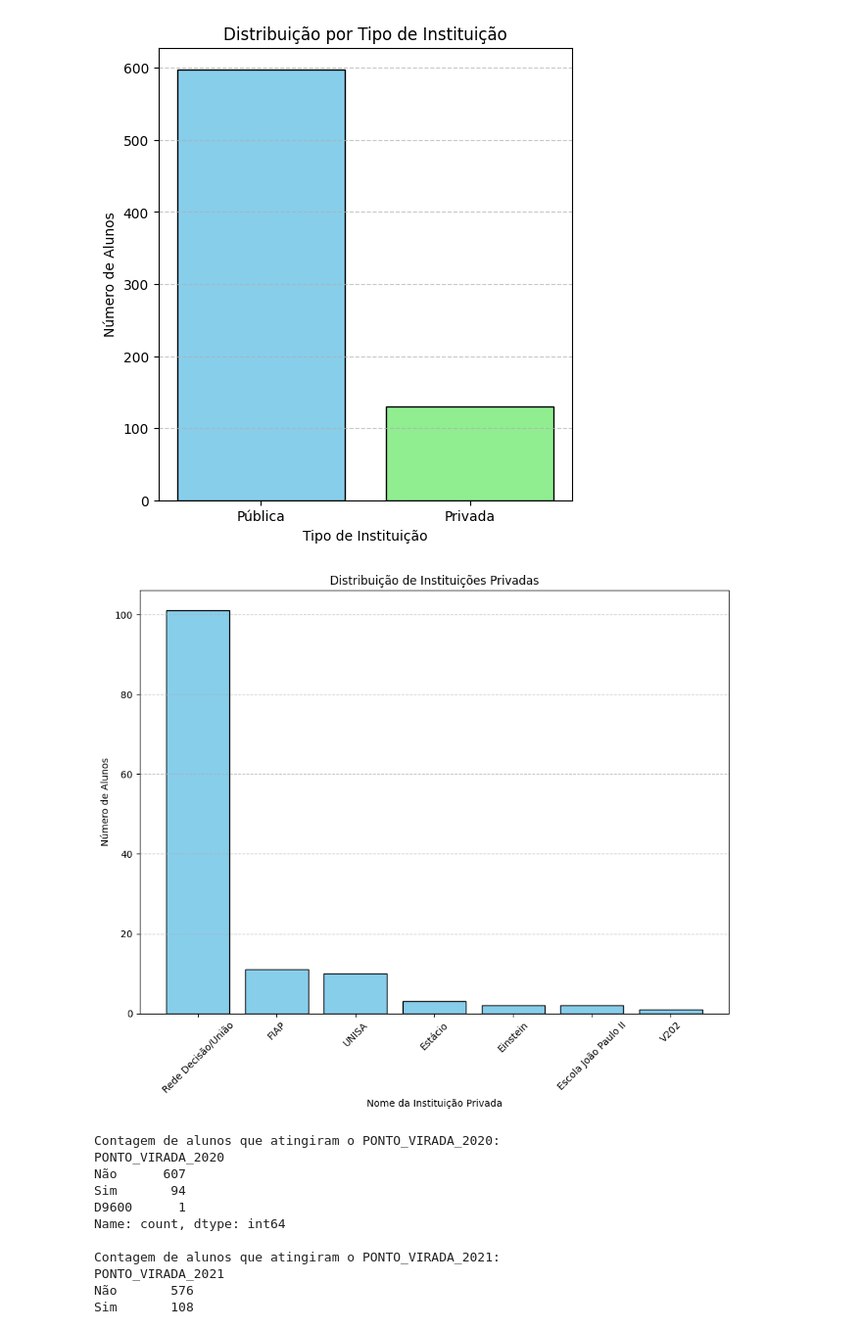
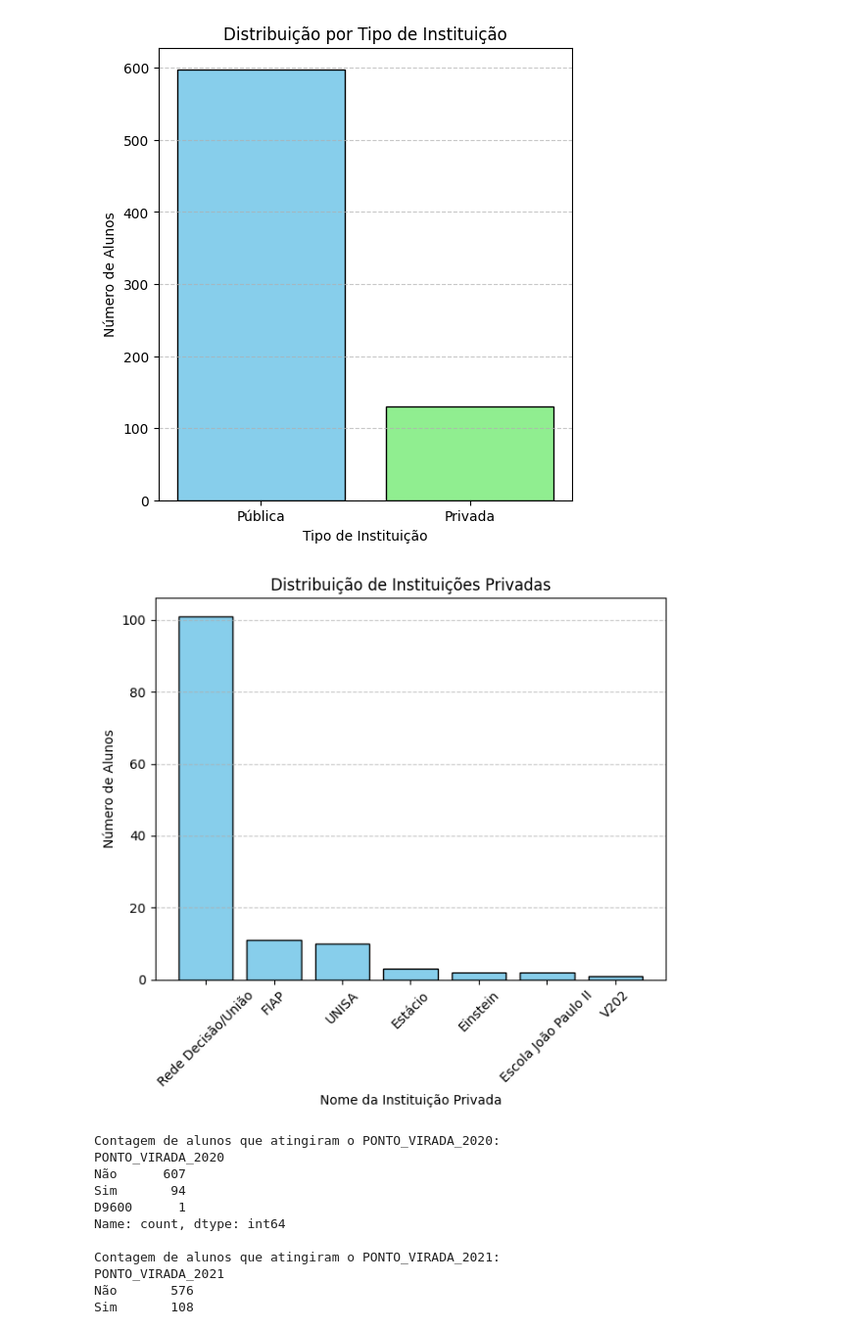
Before and after one commit to Gabrielrpac/Datathon-main, a Jupyter notebook: tech4.ipynb, the cells around one changed output. Shown at 98% size. Saved outputs shown, nothing was run; the diff lists cells and outputs as text; code cells hidden in the pictures.

```diff
--- a/tech4.ipynb
+++ b/tech4.ipynb
@@ -246,19 +246,19 @@ plt.grid(axis='y', linestyle='--', alpha=0.7)
 # %%
 # Gráfico de distribuição de instituições privadas (se houver)
 
-plt.figure(figsize=(18, 8))
+plt.figure(figsize=(12, 6))
 plt.subplot(1, 2, 2)
 plt.bar(contagem_instituicoes_privadas.index, contagem_instituicoes_privadas.values, color='skyblue', edgecolor='black')
 plt.xlabel('Nome da Instituição Privada')
 plt.ylabel('Número de Alunos')
 plt.title('Distribuição de Instituições Privadas')
 plt.xticks(rotation=45)
 plt.grid(axis='y', linestyle='--', alpha=0.7)
 
 plt.tight_layout()
 plt.show()
 # %% [output]
-[figure, old version]
+[figure, new version]
 # %%
 # Verificando e tratando os alunos que atingiram o ponto de virada em 2020.
 
```
Also changed, not shown: parts of 7 cells of this notebook.
